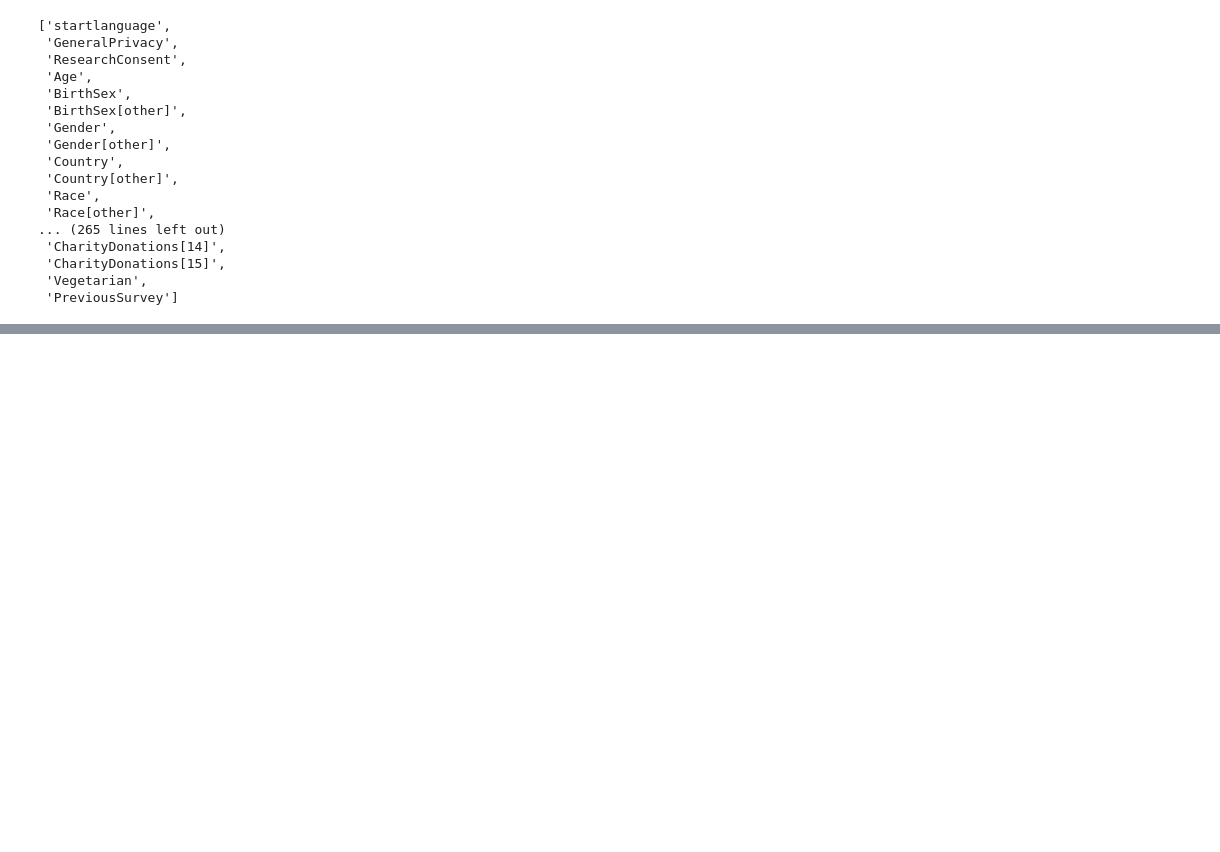
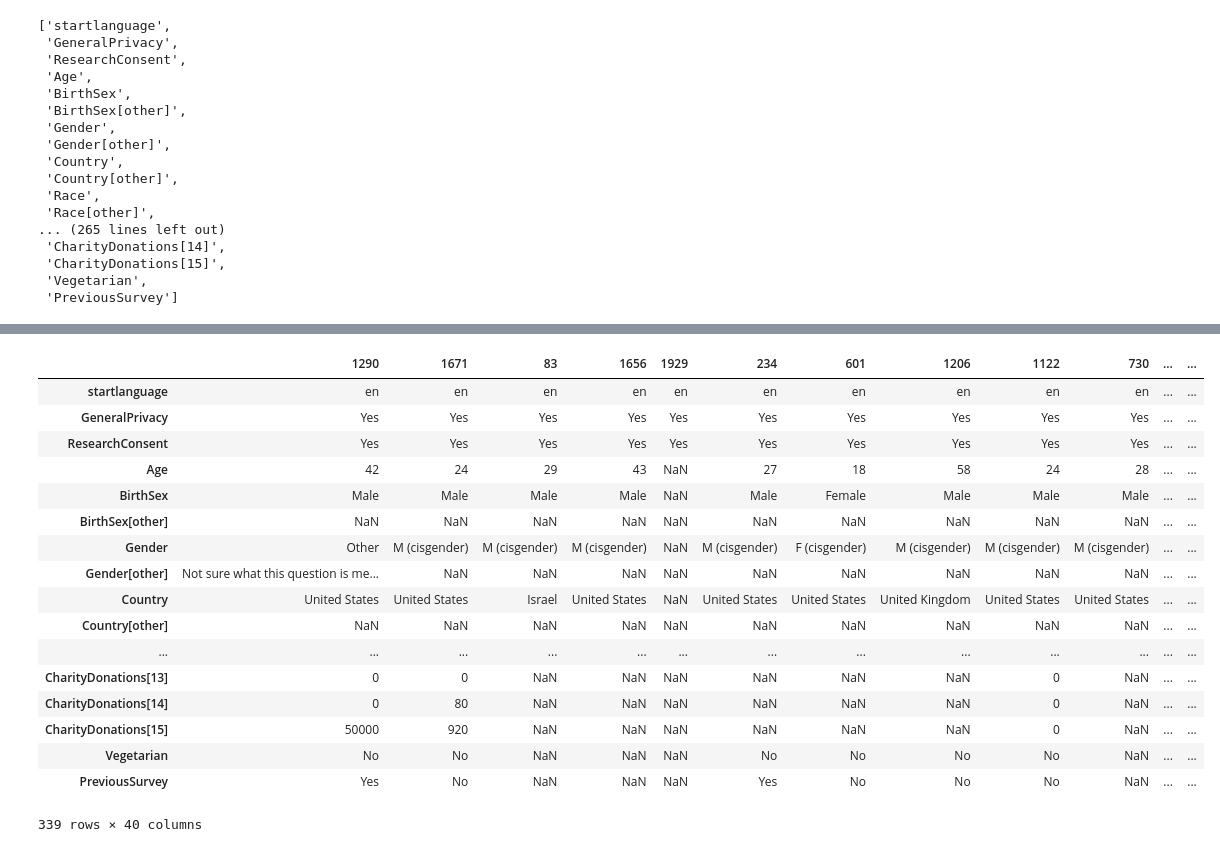
Before and after one commit to HoverHell/lw-survey-analysis, a Jupyter notebook: stuff.ipynb, the cells around one changed output, grey strips where cells are left out. Saved outputs shown, nothing was run; the diff lists cells and outputs as text; code cells hidden in the pictures; blank space fills up the shorter version.

```diff
--- a/stuff.ipynb
+++ b/stuff.ipynb
@@ -164,0 +170,21 @@ c1d.transpose().plot()
+# %%
+main_data.sample(40).rename(columns=column_mapping).transpose()
+# %% [output]
+|  | 1290 | 1671 | 83 | 1656 | 1929 | 234 | 601 | 1206 | 1122 | 730 | ... | ... |
+| startlanguage | en | en | en | en | en | en | en | en | en | en | ... | ... |
+| GeneralPrivacy | Yes | Yes | Yes | Yes | Yes | Yes | Yes | Yes | Yes | Yes | ... | ... |
+| ResearchConsent | Yes | Yes | Yes | Yes | Yes | Yes | Yes | Yes | Yes | Yes | ... | ... |
+| Age | 42 | 24 | 29 | 43 | NaN | 27 | 18 | 58 | 24 | 28 | ... | ... |
+| BirthSex | Male | Male | Male | Male | NaN | Male | Female | Male | Male | Male | ... | ... |
+| BirthSex[other] | NaN | NaN | NaN | NaN | NaN | NaN | NaN | NaN | NaN | NaN | ... | ... |
+| Gender | Other | M (cisgender) | M (cisgender) | M (cisgender) | NaN | M (cisgender) | F (cisgender) | M (cisgender) | M (cisgender) | M (cisgender) | ... | ... |
+| Gender[other] | Not sure what this question is me... | NaN | NaN | NaN | NaN | NaN | NaN | NaN | NaN | NaN | ... | ... |
+| Country | United States | United States | Israel | United States | NaN | United States | United States | United Kingdom | United States | United States | ... | ... |
+| Country[other] | NaN | NaN | NaN | NaN | NaN | NaN | NaN | NaN | NaN | NaN | ... | ... |
+| ... | ... | ... | ... | ... | ... | ... | ... | ... | ... | ... | ... | ... |
+| CharityDonations[13] | 0 | 0 | NaN | NaN | NaN | NaN | NaN | NaN | 0 | NaN | ... | ... |
+| CharityDonations[14] | 0 | 80 | NaN | NaN | NaN | NaN | NaN | NaN | 0 | NaN | ... | ... |
+| CharityDonations[15] | 50000 | 920 | NaN | NaN | NaN | NaN | NaN | NaN | 0 | NaN | ... | ... |
+| Vegetarian | No | No | NaN | NaN | NaN | No | No | No | No | NaN | ... | ... |
+| PreviousSurvey | Yes | No | NaN | NaN | NaN | Yes | No | No | No | NaN | ... | ... |
+339 rows × 40 columns
```
Also changed, not shown: parts of 1 cell of this notebook.
